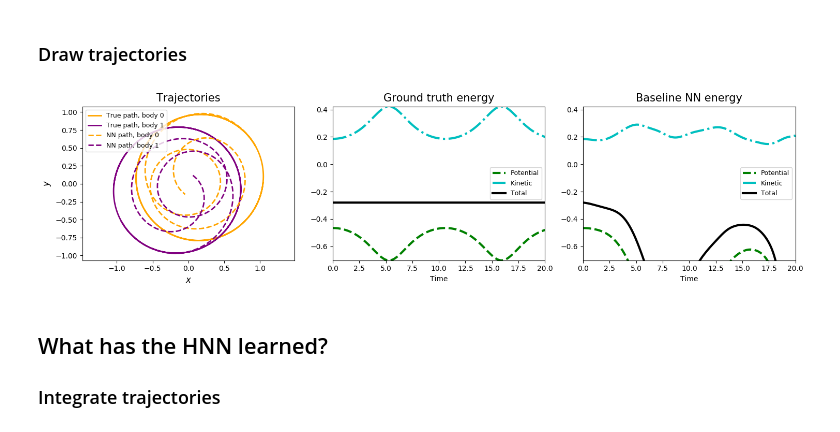
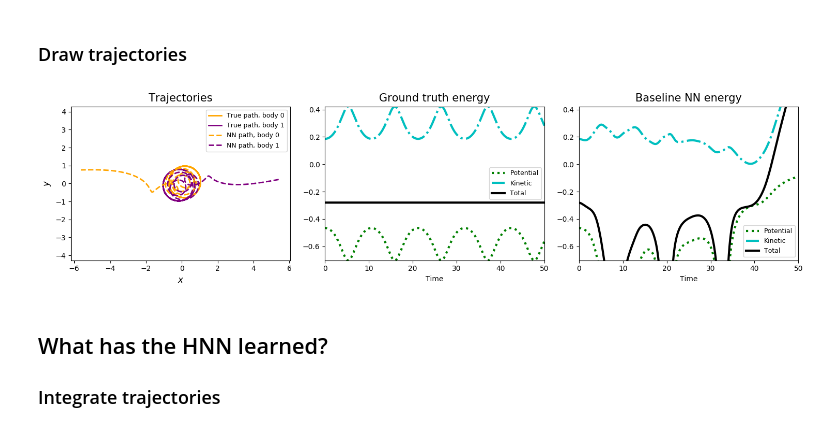
Before and after one commit to greydanus/hamiltonian-nn, a Jupyter notebook: analyze-orbits.ipynb, the cells around one changed output. Saved outputs shown, nothing was run; the diff lists cells and outputs as text; code cells hidden in the pictures.

Commit message:
Fix orbit plots

```diff
--- a/analyze-orbits.ipynb
+++ b/analyze-orbits.ipynb
@@ -114,7 +114,7 @@ def model_update(t, state, model):
 # %%
 np.random.seed(2)
 t_points = 2000
-t_span = [0,20]
+t_span = [0,50]
 state = random_config()
 
 orbit, settings = get_orbit(state, t_points=t_points, t_span=t_span)
@@ -141,36 +141,36 @@ for i, path in enumerate(base_orbit):
     plt.plot(path[1], path[2], '--', c=colors[i], label='NN path, body {}'.format(i), linewidth=2)
 
 plt.axis('equal')
 plt.xlabel('$x$', fontsize=ls) ; plt.ylabel('$y$', fontsize=ls)
 plt.legend(fontsize=fs)
 
 plt.subplot(1,3,2)
 real_pe, real_ke, real_etot = potential_energy(orbit), kinetic_energy(orbit), total_energy(orbit)
 plt.title('Ground truth energy', fontsize=ts, pad=tpad)
 plt.xlabel('Time')
-plt.plot(settings['t_eval'], real_pe, 'g--', label='Potential', linewidth=lw)
+plt.plot(settings['t_eval'], real_pe, 'g:', label='Potential', linewidth=lw)
 plt.plot(settings['t_eval'], real_ke, 'c-.', label='Kinetic', linewidth=lw)
 plt.plot(settings['t_eval'], real_etot, 'k-', label='Total', linewidth=lw)
 plt.legend(fontsize=fs)
 plt.xlim(*settings['t_span'])
 ymin = np.min([real_pe.min(), real_ke.min(), real_etot.min()])
 ymax = np.max([real_pe.max(), real_ke.max(), real_etot.max()])
 plt.ylim(ymin, ymax)
 
 plt.subplot(1,3,3)
 plt.title('Baseline NN energy', fontsize=ts, pad=tpad)
 plt.xlabel('Time')
-plt.plot(settings['t_eval'], potential_energy(base_orbit), 'g--', label='Potential', linewidth=lw)
+plt.plot(settings['t_eval'], potential_energy(base_orbit), 'g:', label='Potential', linewidth=lw)
 plt.plot(settings['t_eval'], kinetic_energy(base_orbit), 'c-.', label='Kinetic', linewidth=lw)
 plt.plot(settings['t_eval'], total_energy(base_orbit), 'k-', label='Total', linewidth=lw)
 plt.legend(fontsize=fs)
 plt.xlim(*settings['t_span'])
 plt.ylim(ymin, ymax)
 
 plt.tight_layout() ; plt.show()
 fig.savefig('{}/orbits-base-example.{}'.format(args.fig_dir, FORMAT))
 # %% [output]
-[figure, old version]
+[figure, new version]
 # %% [markdown]
 ## What has the HNN learned?
 
```
Also changed, not shown: parts of 3 cells of this notebook, 15 other files.
